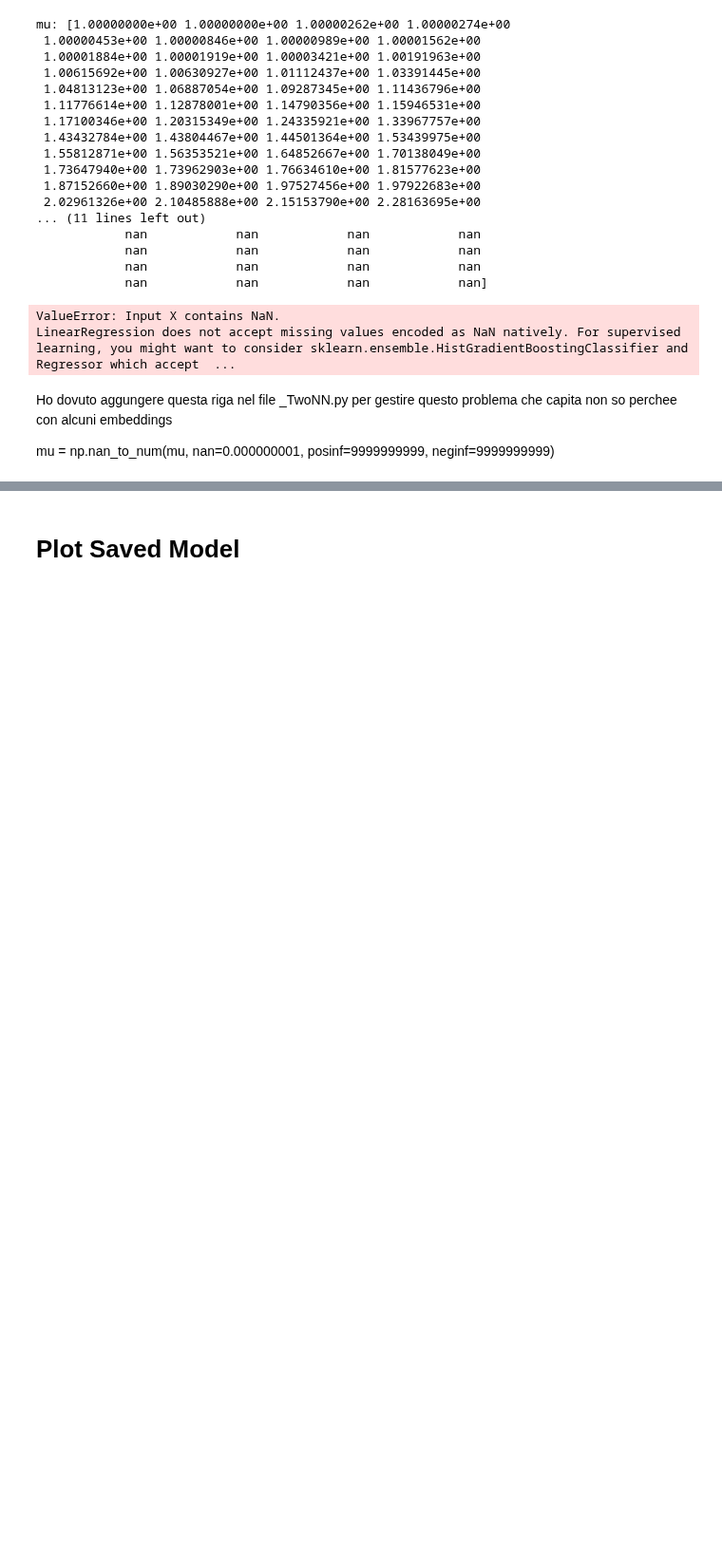
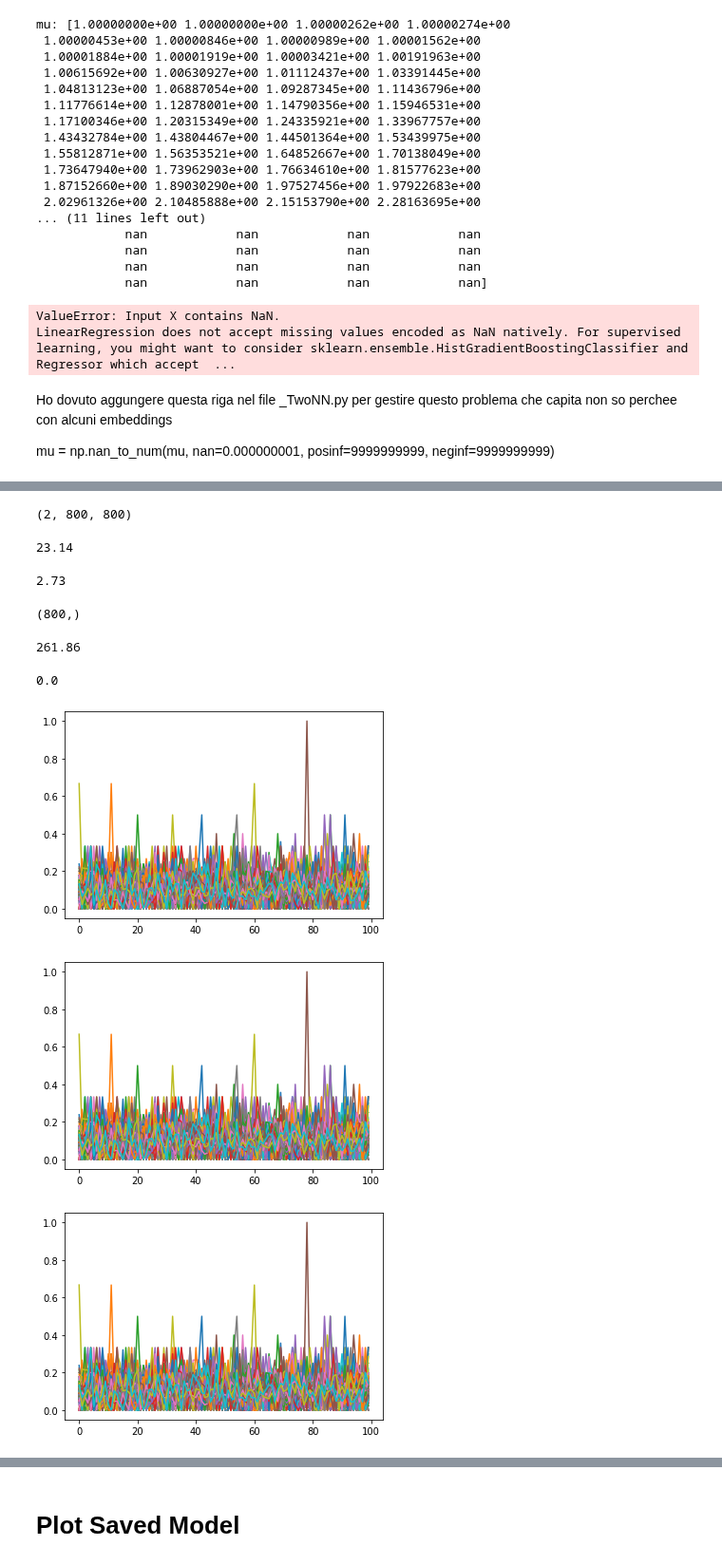
Before and after one commit to dandarm/Embednet, a Jupyter notebook: Utils.ipynb, the cells around one changed output, grey strips where cells are left out. Shown at 95% size. Saved outputs shown, nothing was run; the diff lists cells and outputs as text; code cells hidden in the pictures; blank space fills up the shorter version.

```diff
--- a/Utils.ipynb
+++ b/Utils.ipynb
@@ -102,0 +176,46 @@ mu = np.nan_to_num(mu, nan=0.000000001, posinf=9999999999, neginf=9999999999)
+# %%
+adjs = genera_ER(800, 2)
+print(adjs.shape)
+# %% [output]
+(2, 800, 800)
+# %%
+start = time()
+cc_list = [cc_networkx(adj) for adj in adjs]
+end = time()
+print(round(end-start, 2))
+# %% [output]
+23.14
+# %%
+start = time()
+cc_list_ein = [cc_einsum(adj) for adj in adjs]
+end = time()
+print(round(end-start, 2))
+# %% [output]
+2.73
+# %%
+cc_list_ein[0].shape
+# %% [output]
+(800,)
+# %%
+start = time()
+cc_list_for = [cc_for(adj) for adj in adjs]
+end = time()
+print(round(end-start, 2))
+# %% [output]
+261.86
+# %%
+np.allclose(cc_list_for, cc_list_ein)
+np.sum(np.array(cc_list_for) - np.array(cc_list_ein))
+# %% [output]
+0.0
+# %%
+plt.plot(np.array(cc_list).T);
+plt.show()
+plt.plot(np.array(cc_list_ein).T);
+plt.show()
+plt.plot(np.array(cc_list_for).T);
+plt.show()
+# %% [output]
+[figure, added]
+[figure, added]
+[figure, added]
```
Also changed, not shown: parts of 14 cells of this notebook, 17 other files.
